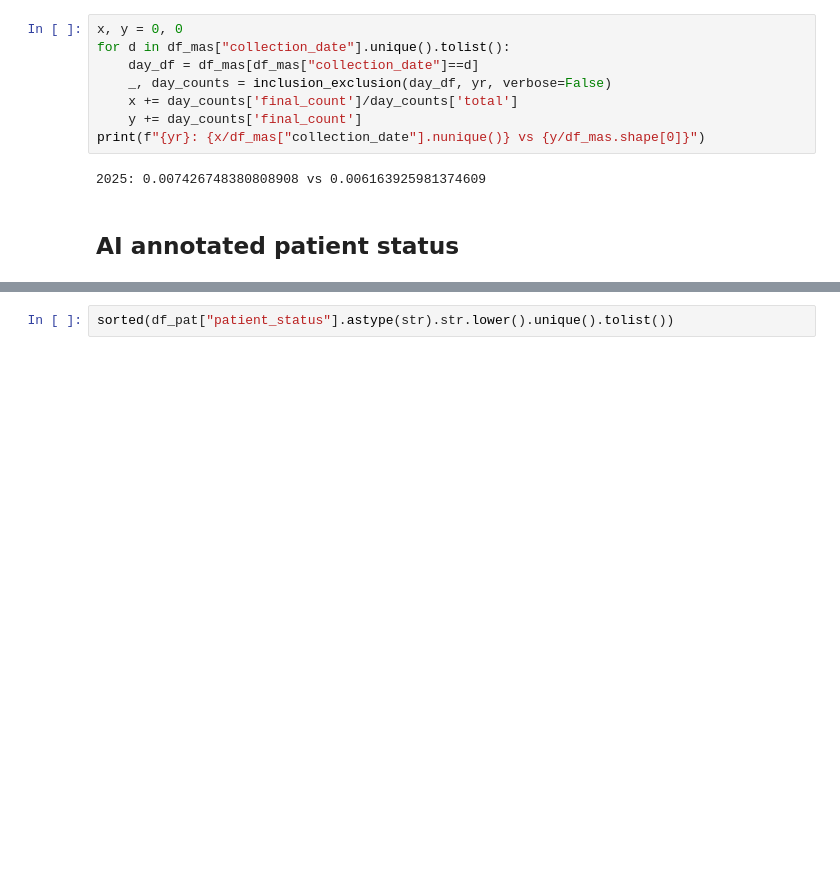
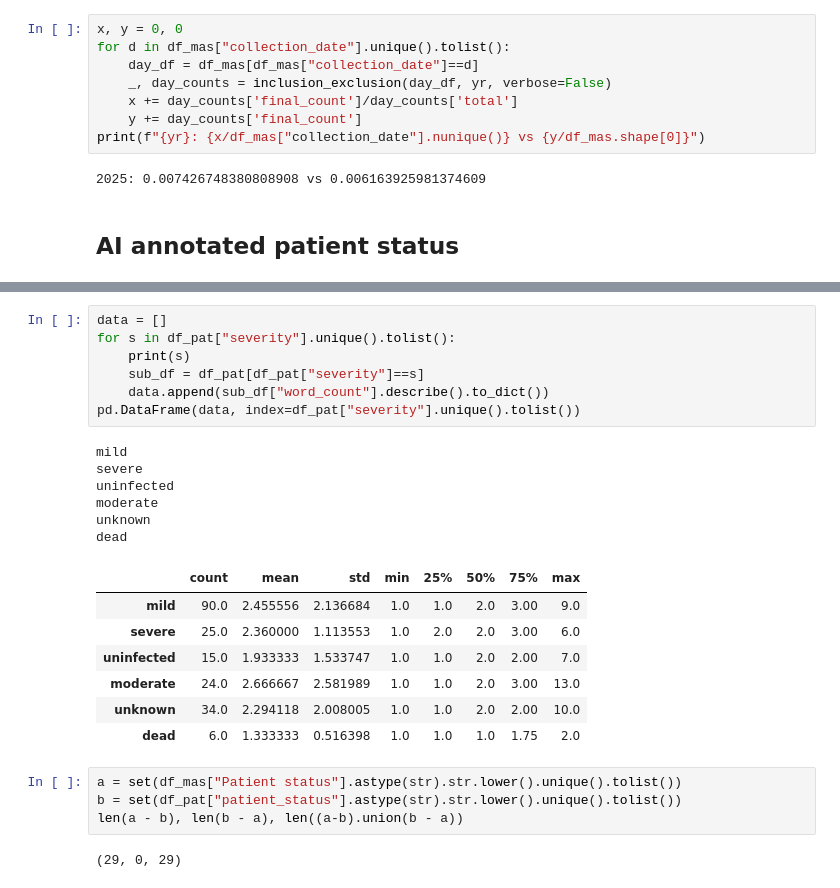
Before and after one commit to ASudu/EpiCoV_Summer25, a Jupyter notebook: src/compare_years.ipynb, the cells around one changed output, grey strips where cells are left out. Cells and saved outputs as stored; diff of their text form; blank space fills up the shorter version.

```diff
--- a/src/compare_years.ipynb
+++ b/src/compare_years.ipynb
@@ -1781,2 +1832,27 @@ g = sns.catplot(data=df_pat, y="word_count", hue="severity", kind="box", height=
-# %%
-sorted(df_pat["patient_status"].astype(str).str.lower().unique().tolist())
+# %%
+data = []
+for s in df_pat["severity"].unique().tolist():
+    print(s)
+    sub_df = df_pat[df_pat["severity"]==s]
+    data.append(sub_df["word_count"].describe().to_dict())
+pd.DataFrame(data, index=df_pat["severity"].unique().tolist())
+# %% [output]
+mild
+severe
+uninfected
+moderate
+unknown
+dead
+|  | count | mean | std | min | 25% | 50% | 75% | max |
+| mild | 90.0 | 2.455556 | 2.136684 | 1.0 | 1.0 | 2.0 | 3.00 | 9.0 |
+| severe | 25.0 | 2.360000 | 1.113553 | 1.0 | 2.0 | 2.0 | 3.00 | 6.0 |
+| uninfected | 15.0 | 1.933333 | 1.533747 | 1.0 | 1.0 | 2.0 | 2.00 | 7.0 |
+| moderate | 24.0 | 2.666667 | 2.581989 | 1.0 | 1.0 | 2.0 | 3.00 | 13.0 |
+| unknown | 34.0 | 2.294118 | 2.008005 | 1.0 | 1.0 | 2.0 | 2.00 | 10.0 |
+| dead | 6.0 | 1.333333 | 0.516398 | 1.0 | 1.0 | 1.0 | 1.75 | 2.0 |
+# %%
+a = set(df_mas["Patient status"].astype(str).str.lower().unique().tolist())
+b = set(df_pat["patient_status"].astype(str).str.lower().unique().tolist())
+len(a - b), len(b - a), len((a-b).union(b - a))
+# %% [output]
+(29, 0, 29)
```
Also changed, not shown: parts of 15 cells of this notebook, 1 other file.
